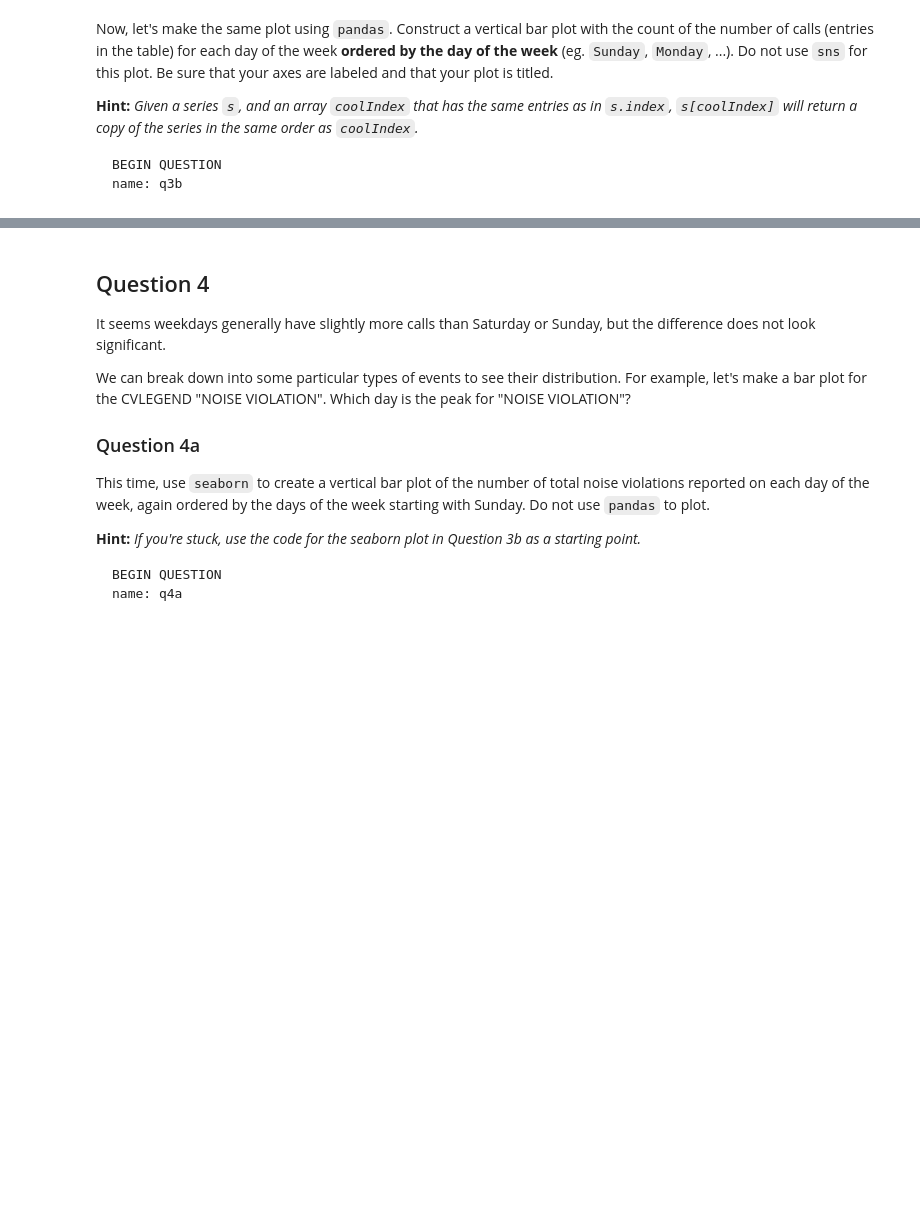
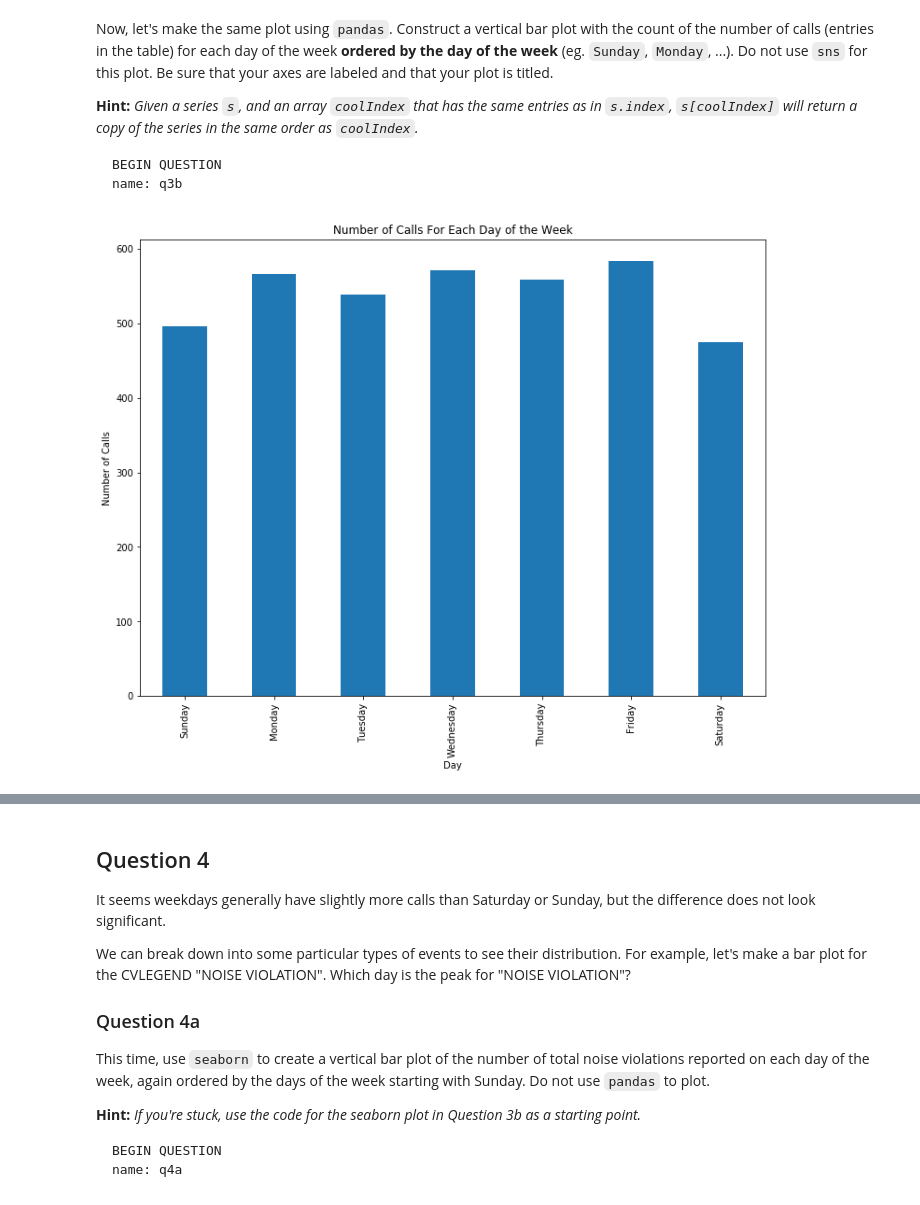
Before and after one commit to charlysl/Berkeley-DataScience100, a Jupyter notebook: labs/lab03/lab03.ipynb, the cells around one changed output, grey strips where cells are left out. Saved outputs shown, nothing was run; the diff lists cells and outputs as text; code cells hidden in the pictures; blank space fills up the shorter version.

```diff
--- a/labs/lab03/lab03.ipynb
+++ b/labs/lab03/lab03.ipynb
@@ -192,6 +321,6 @@ name: q3a
 days = ["Sunday", "Monday", "Tuesday", "Wednesday", "Thursday", "Friday", "Saturday"]
 day_indices = range(7)
 indices_to_days_dict = dict(zip(day_indices, days)) # Should look like {0:"Sunday", 1:"Monday", ..., 6:"Saturday"}
-...
+calls['Day'] = calls["CVDOW"].map(indices_to_days_dict)
 # %%
 ok.grade("q3a");
@@ -221,2 +356,12 @@ ax_3b = plt.gca()
+# %%
+ax = calls['Day'].value_counts()[days].plot(kind='bar')
+ax.set_title('Number of Calls For Each Day of the Week')
+ax.set_xlabel('Day')
+ax.set_ylabel('Number of Calls');
+
+# Leave this for grading purposes
+ax_3b = plt.gca()
+# %% [output]
+[figure, added]
 # %%
 ok.grade("q3b");
```
Also changed, not shown: parts of 39 cells of this notebook.
